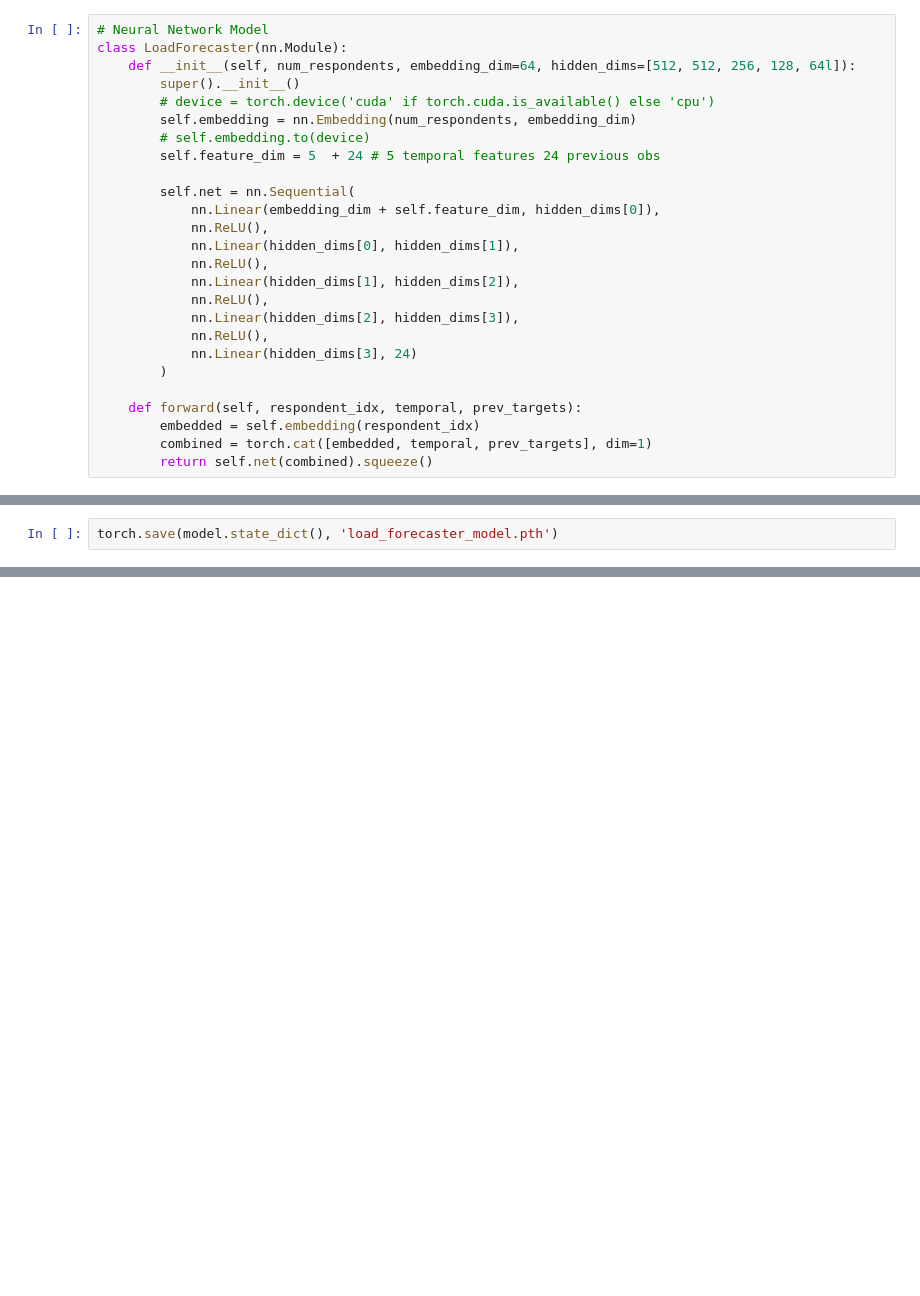
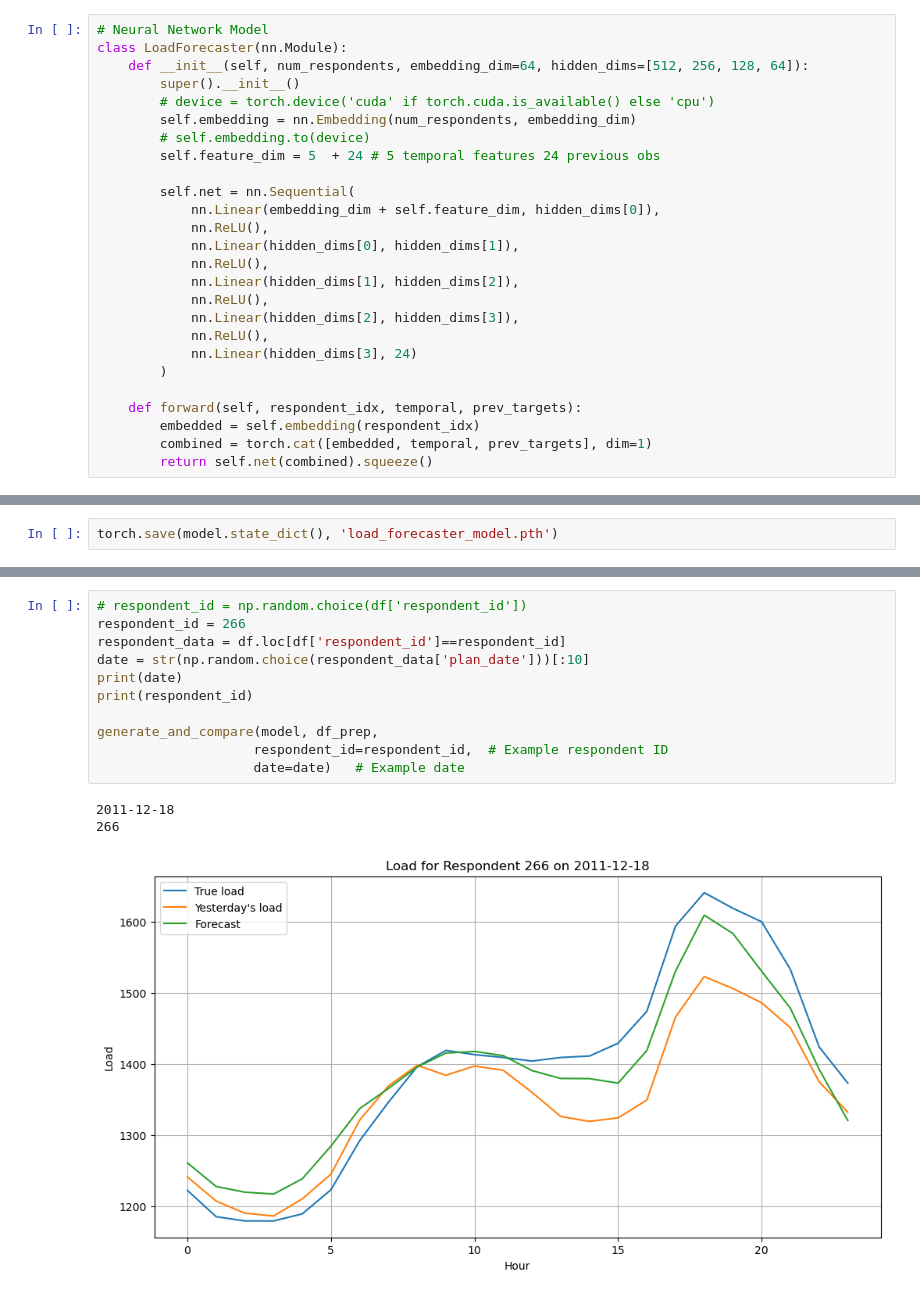
Before and after one commit to tmharty/notesbooks, a Jupyter notebook: NN_load_forecast.ipynb, the cells around one changed output, grey strips where cells are left out. Drawn from its saved outputs; the diff is of its cells as text; blank space fills up the shorter version.

Commit message:
Added visualization for sample forecast

```diff
--- a/NN_load_forecast.ipynb
+++ b/NN_load_forecast.ipynb
@@ -100,7 +101,7 @@ class LoadDataset(Dataset):
 # %%
 # Neural Network Model
 class LoadForecaster(nn.Module):
-    def __init__(self, num_respondents, embedding_dim=64, hidden_dims=[512, 512, 256, 128, 64l]):
+    def __init__(self, num_respondents, embedding_dim=64, hidden_dims=[512, 256, 128, 64]):
         super().__init__()
         # device = torch.device('cuda' if torch.cuda.is_available() else 'cpu')
         self.embedding = nn.Embedding(num_respondents, embedding_dim)
@@ -207,0 +253,15 @@ torch.save(model.state_dict(), 'load_forecaster_model.pth')
+# %%
+# respondent_id = np.random.choice(df['respondent_id'])
+respondent_id = 266
+respondent_data = df.loc[df['respondent_id']==respondent_id]
+date = str(np.random.choice(respondent_data['plan_date']))[:10]
+print(date)
+print(respondent_id)
+
+generate_and_compare(model, df_prep,
+                    respondent_id=respondent_id,  # Example respondent ID
+                    date=date)   # Example date
+# %% [output]
+2011-12-18
+266
+[figure, added]
```
Also changed, not shown: parts of 3 cells of this notebook.
